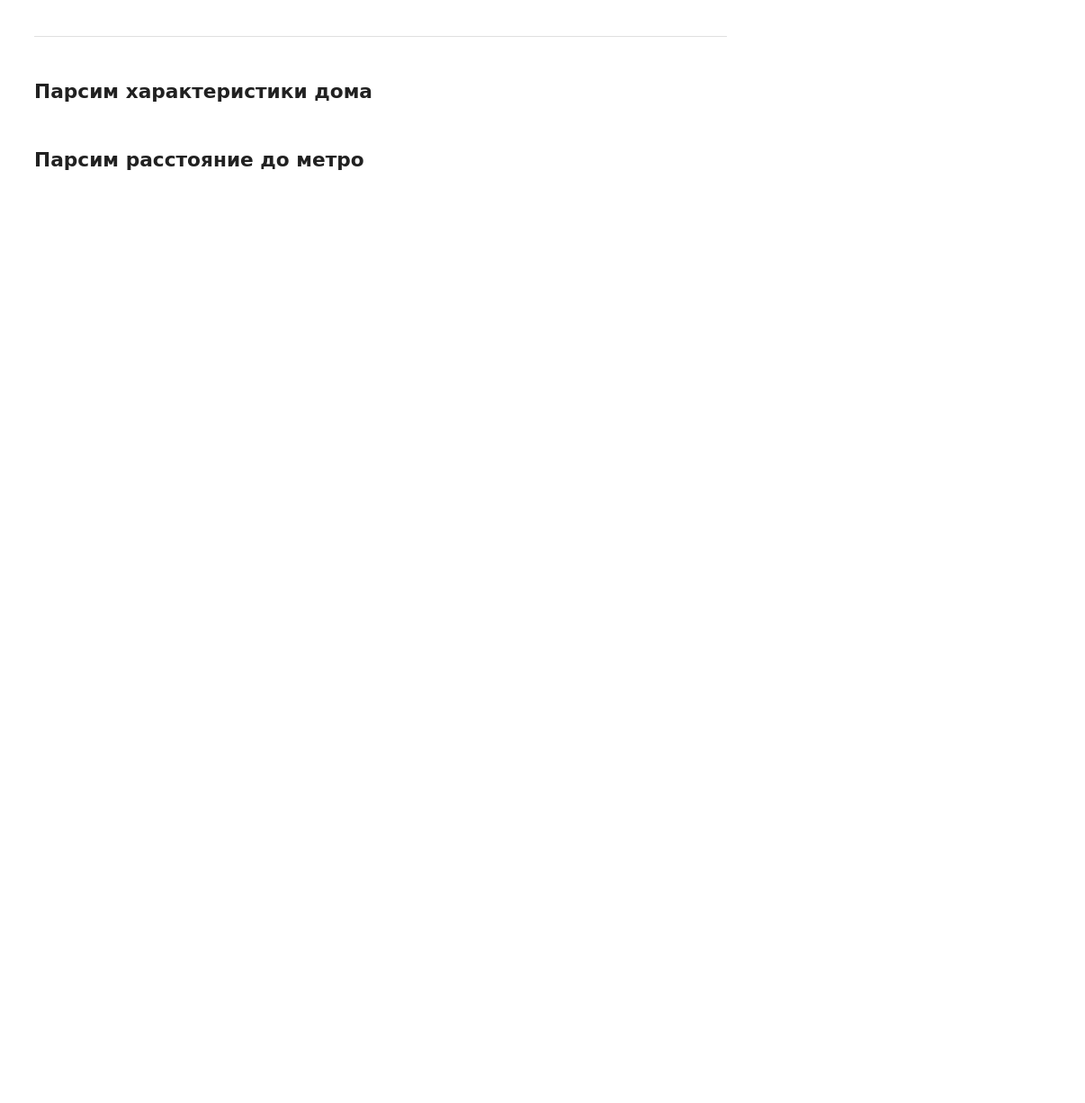
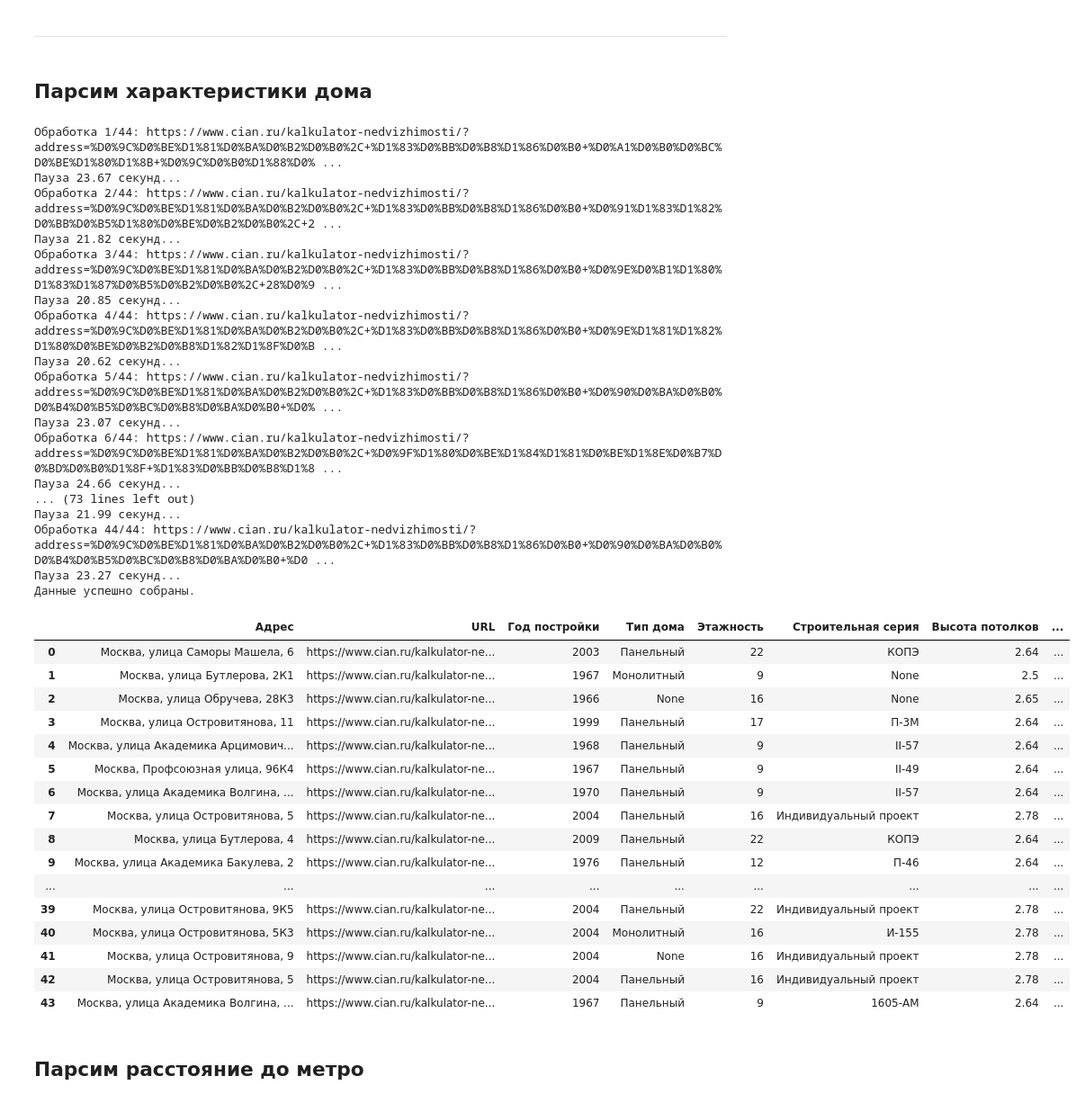
Before and after one commit to andrewch28/Cian, a Jupyter notebook: cian.ipynb, the cells around one changed output. Shown at 90% size. Cells and saved outputs as stored; diff of their text form; code cells hidden in the pictures; blank space fills up the shorter version.

```diff
--- a/cian.ipynb
+++ b/cian.ipynb
@@ -294,34 +316,69 @@ def parse_page(url):
             return None
     except requests.RequestException as e:
         print(f"Ошибка при запросе {url}: {e}")
         return None
 
 # Парсинг всех URL и добавление данных в DataFrame
 parsed_data_list = []
 for idx, url in enumerate(urls, start=1):  # Порядковый номер начинается с 1
     print(f"Обработка {idx}/{len(urls)}: {url}")
     parsed_data = parse_page(url)
     if parsed_data:
         parsed_data["realty_id"] = idx  # Добавляем порядковый номер
         # Заполняем пропущенные столбцы None, чтобы соблюсти структуру
         for col in columns:
             if col not in parsed_data:
                 parsed_data[col] = None
         parsed_data_list.append(parsed_data)
 
     # Пауза между запросами (случайная от 5 до 10 секунд)
-    pause = random.uniform(60, 70)
+    pause = random.uniform(20, 25)
     print(f"Пауза {pause:.2f} секунд...")
     time.sleep(pause)
 
 # Конвертируем список в DataFrame
 if parsed_data_list:
     df = pd.concat([pd.DataFrame([data]) for data in parsed_data_list], ignore_index=True)
     print("Данные успешно собраны.")
 else:
     print("Нет данных для объединения.")
 
 df
+# %% [output]
+Обработка 1/44: https://www.cian.ru/kalkulator-nedvizhimosti/?address=%D0%9C%D0%BE%D1%81%D0%BA%D0%B2%D0%B0%2C+%D1%83%D0%BB%D0%B8%D1%86%D0%B0+%D0%A1%D0%B0%D0%BC%D0%BE%D1%80%D1%8B+%D0%9C%D0%B0%D1%88%D0% ...
+Пауза 23.67 секунд...
+Обработка 2/44: https://www.cian.ru/kalkulator-nedvizhimosti/?address=%D0%9C%D0%BE%D1%81%D0%BA%D0%B2%D0%B0%2C+%D1%83%D0%BB%D0%B8%D1%86%D0%B0+%D0%91%D1%83%D1%82%D0%BB%D0%B5%D1%80%D0%BE%D0%B2%D0%B0%2C+2 ...
+Пауза 21.82 секунд...
+Обработка 3/44: https://www.cian.ru/kalkulator-nedvizhimosti/?address=%D0%9C%D0%BE%D1%81%D0%BA%D0%B2%D0%B0%2C+%D1%83%D0%BB%D0%B8%D1%86%D0%B0+%D0%9E%D0%B1%D1%80%D1%83%D1%87%D0%B5%D0%B2%D0%B0%2C+28%D0%9 ...
+Пауза 20.85 секунд...
+Обработка 4/44: https://www.cian.ru/kalkulator-nedvizhimosti/?address=%D0%9C%D0%BE%D1%81%D0%BA%D0%B2%D0%B0%2C+%D1%83%D0%BB%D0%B8%D1%86%D0%B0+%D0%9E%D1%81%D1%82%D1%80%D0%BE%D0%B2%D0%B8%D1%82%D1%8F%D0%B ...
+Пауза 20.62 секунд...
+Обработка 5/44: https://www.cian.ru/kalkulator-nedvizhimosti/?address=%D0%9C%D0%BE%D1%81%D0%BA%D0%B2%D0%B0%2C+%D1%83%D0%BB%D0%B8%D1%86%D0%B0+%D0%90%D0%BA%D0%B0%D0%B4%D0%B5%D0%BC%D0%B8%D0%BA%D0%B0+%D0% ...
+Пауза 23.07 секунд...
+Обработка 6/44: https://www.cian.ru/kalkulator-nedvizhimosti/?address=%D0%9C%D0%BE%D1%81%D0%BA%D0%B2%D0%B0%2C+%D0%9F%D1%80%D0%BE%D1%84%D1%81%D0%BE%D1%8E%D0%B7%D0%BD%D0%B0%D1%8F+%D1%83%D0%BB%D0%B8%D1%8 ...
+Пауза 24.66 секунд...
+... (73 lines left out)
+Пауза 21.99 секунд...
+Обработка 44/44: https://www.cian.ru/kalkulator-nedvizhimosti/?address=%D0%9C%D0%BE%D1%81%D0%BA%D0%B2%D0%B0%2C+%D1%83%D0%BB%D0%B8%D1%86%D0%B0+%D0%90%D0%BA%D0%B0%D0%B4%D0%B5%D0%BC%D0%B8%D0%BA%D0%B0+%D0 ...
+Пауза 23.27 секунд...
+Данные успешно собраны.
+|  | Адрес | URL | Год постройки | Тип дома | Этажность | Строительная серия | Высота потолков | ... |
+| 0 | Москва, улица Саморы Машела, 6 | https://www.cian.ru/kalkulator-ne... | 2003 | Панельный | 22 | КОПЭ | 2.64 | ... |
+| 1 | Москва, улица Бутлерова, 2К1 | https://www.cian.ru/kalkulator-ne... | 1967 | Монолитный | 9 | None | 2.5 | ... |
+| 2 | Москва, улица Обручева, 28К3 | https://www.cian.ru/kalkulator-ne... | 1966 | None | 16 | None | 2.65 | ... |
+| 3 | Москва, улица Островитянова, 11 | https://www.cian.ru/kalkulator-ne... | 1999 | Панельный | 17 | П-3М | 2.64 | ... |
+| 4 | Москва, улица Академика Арцимович... | https://www.cian.ru/kalkulator-ne... | 1968 | Панельный | 9 | II-57 | 2.64 | ... |
+| 5 | Москва, Профсоюзная улица, 96К4 | https://www.cian.ru/kalkulator-ne... | 1967 | Панельный | 9 | II-49 | 2.64 | ... |
+| 6 | Москва, улица Академика Волгина, ... | https://www.cian.ru/kalkulator-ne... | 1970 | Панельный | 9 | II-57 | 2.64 | ... |
+| 7 | Москва, улица Островитянова, 5 | https://www.cian.ru/kalkulator-ne... | 2004 | Панельный | 16 | Индивидуальный проект | 2.78 | ... |
+| 8 | Москва, улица Бутлерова, 4 | https://www.cian.ru/kalkulator-ne... | 2009 | Панельный | 22 | КОПЭ | 2.64 | ... |
+| 9 | Москва, улица Академика Бакулева, 2 | https://www.cian.ru/kalkulator-ne... | 1976 | Панельный | 12 | П-46 | 2.64 | ... |
+| ... | ... | ... | ... | ... | ... | ... | ... | ... |
+| 39 | Москва, улица Островитянова, 9К5 | https://www.cian.ru/kalkulator-ne... | 2004 | Панельный | 22 | Индивидуальный проект | 2.78 | ... |
+| 40 | Москва, улица Островитянова, 5К3 | https://www.cian.ru/kalkulator-ne... | 2004 | Монолитный | 16 | И-155 | 2.78 | ... |
+| 41 | Москва, улица Островитянова, 9 | https://www.cian.ru/kalkulator-ne... | 2004 | None | 16 | Индивидуальный проект | 2.78 | ... |
+| 42 | Москва, улица Островитянова, 5 | https://www.cian.ru/kalkulator-ne... | 2004 | Панельный | 16 | Индивидуальный проект | 2.78 | ... |
+| 43 | Москва, улица Академика Волгина, ... | https://www.cian.ru/kalkulator-ne... | 1967 | Панельный | 9 | 1605-АМ | 2.64 | ... |
 # %%
 df.to_csv("house_features.csv", index=False)
 # %% [markdown]
```
Also changed, not shown: parts of 18 cells of this notebook, 2 other files.
